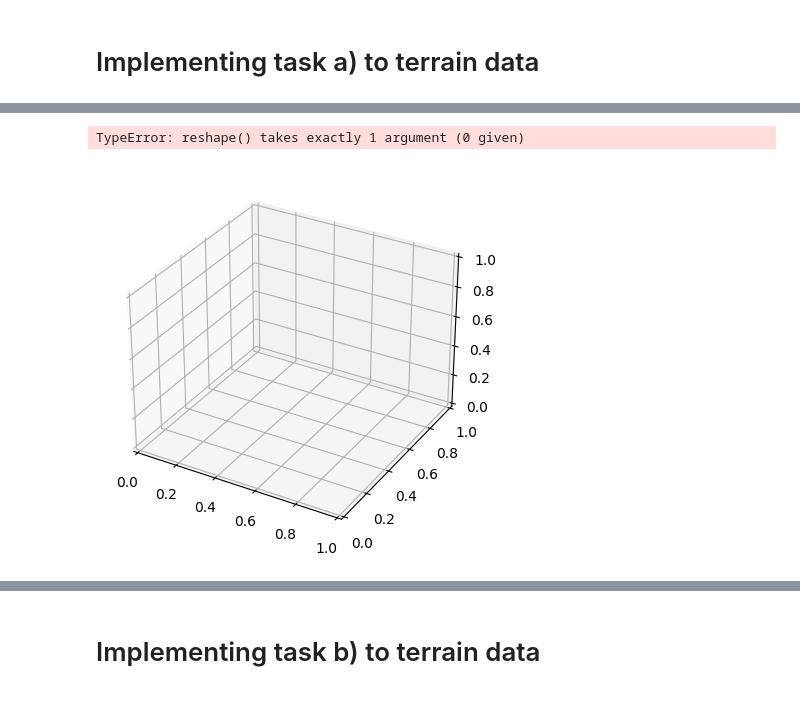
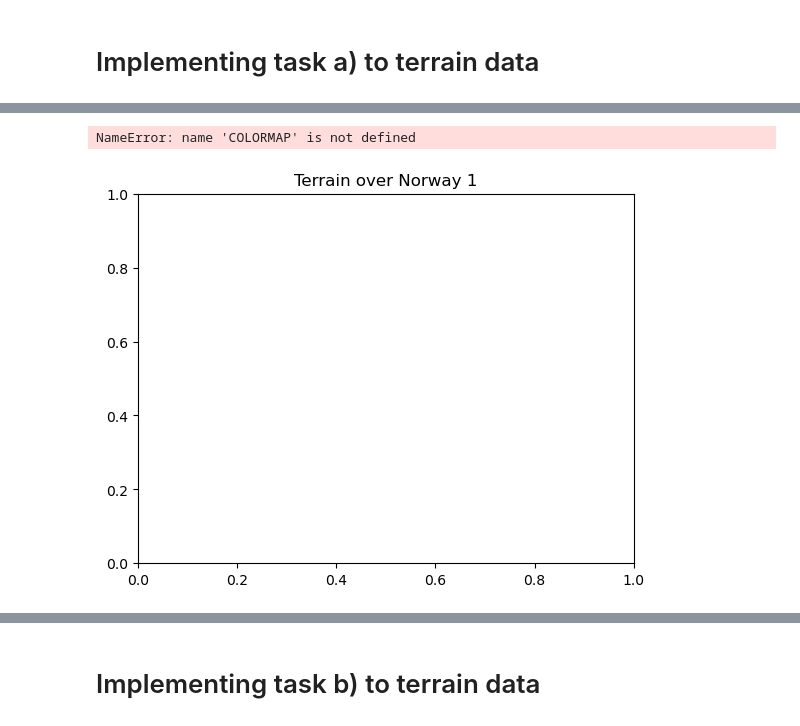
Before and after one commit to LassePladsen/FYS-STK3155-projects, a Jupyter notebook: project1/source_code/part_g_real_data.ipynb, the cells around one changed output, grey strips where cells are left out. Drawn from its saved outputs; the diff is of its cells as text; code cells hidden in the pictures.

```diff
--- a/project1/source_code/part_g_real_data.ipynb
+++ b/project1/source_code/part_g_real_data.ipynb
@@ -232,13 +200,23 @@ array([[ 0.        ,  1.70974767,  2.19319368, ...,  6.49627774,
-# %%
-fig = plt.figure()
-ax = plt.axes(projection='3d')
-ax.contour3D(x.reshape(), y, z_predict.reshape(3000,300), 50, cmap="binary")    #### ERROR: x.reshape() missing arguments
-ax.set_xlabel('x')
-ax.set_ylabel('y')
-ax.set_zlabel('Elevation')
-# %% [output]
-TypeError: reshape() takes exactly 1 argument (0 given)
-[figure, removed]
+# %%
+x = np.linspace(0,1, np.shape(terrain)[0])
+y = np.linspace(0,1, np.shape(terrain)[1])
+x_mesh, y_mesh = np.meshgrid(x,y)
+
+z = terrain
+#X = create_X(x_mesh, y_mesh,5)
+
+
+# Show the terrain
+plt.figure()
+plt.title('Terrain over Norway 1')
+plt.imshow(terrain, cmap=COLORMAP)
+plt.xlabel('X')
+plt.ylabel('Y')
+plt.colorbar(label="Elevation")
+plt.show()
+# %% [output]
+NameError: name 'COLORMAP' is not defined
+[figure, added]
 # %%
 # Plot the MSE as function of poly. degree
 plt.figure()
```
Also changed, not shown: parts of 8 cells of this notebook.
